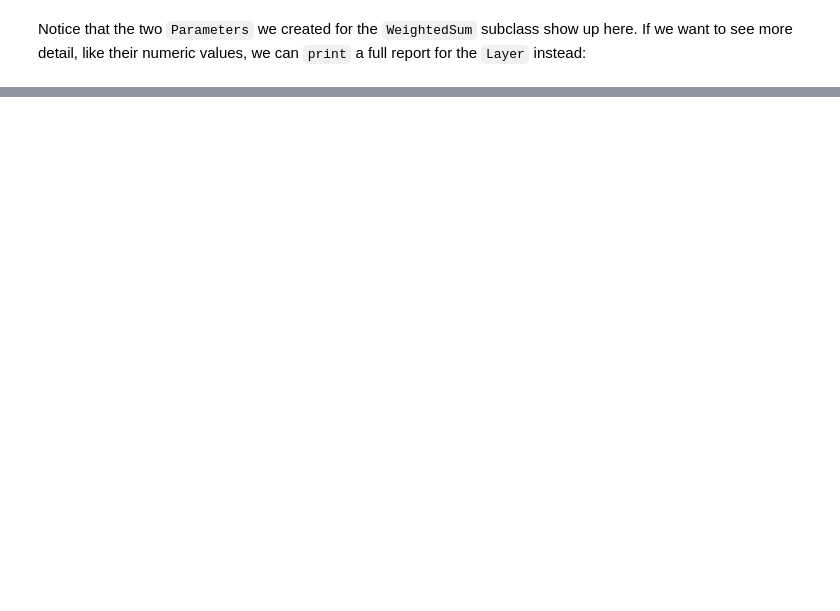
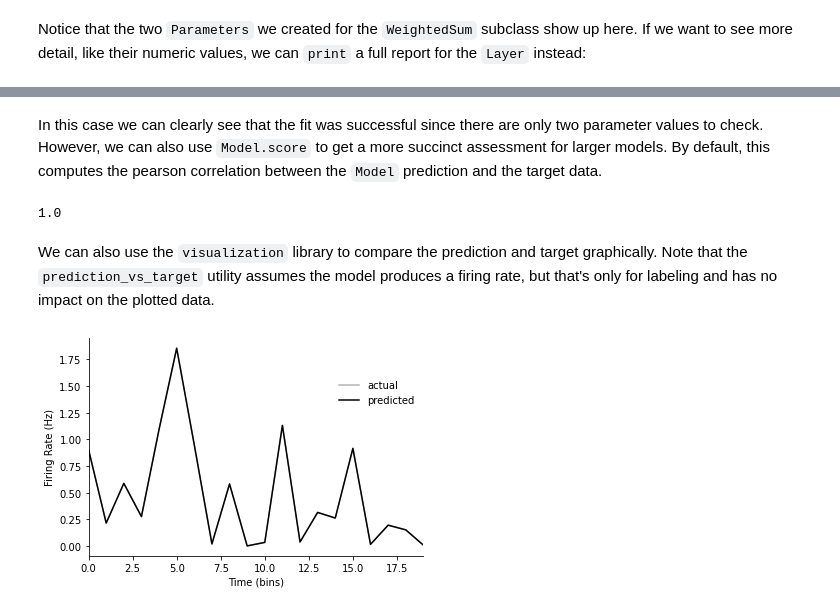
Before and after one commit to LBHB/NEMS, a Jupyter notebook: docs/source/tutorials/intro.ipynb, the cells around one changed output, grey strips where cells are left out. Drawn from its saved outputs; the diff is of its cells as text; code cells hidden in the pictures; blank space fills up the shorter version.

```diff
--- a/docs/source/tutorials/intro.ipynb
+++ b/docs/source/tutorials/intro.ipynb
@@ -33,13 +44,13 @@ from nems.layers.base import Layer, Phi, Parameter
 class Sum(Layer):
     def evaluate(self, *inputs):
         # All inputs are treated the same, no fittable parameters.
-        return np.sum(inputs)
+        return np.sum(inputs, axis=0)
 
 class WeightedSum(Layer):
 
     def initial_parameters(self):
-        a = Parameter('a', shape=(1,))
-        b = Parameter('b', shape=(1,))
+        a = Parameter('a')
+        b = Parameter('b')
         return Phi(a, b)
 
     def evaluate(self, input1, input2):
@@ -122,0 +177,16 @@ Index: 0
+# %%
+from nems import Model
+
+class Square(Layer):
+    def evaluate(self, input):
+        return input ** 2
+
+data = {'x': np.random.rand(20,1),
+        'y': np.random.rand(20,1)}
+
+model = Model()
+model.add_layers(
+    WeightedSum(input=['x', 'y']),
+    Square()
+)
+model
@@ -122,0 +234,5 @@ Index: 0
+# %%
+model = model.sample_from_priors()
+print(model.get_parameter_values())
+out = model.predict(data)
+out.T
@@ -122,0 +248,4 @@ Index: 0
+# %%
+target = (2*data['x'] - 1.5*data['y'])**2
+fitted_model = model.fit(data, target)
+print(f"\nFitted parameter values:\n{fitted_model.get_parameter_values()}")
@@ -122,0 +267,20 @@ Index: 0
+# %% [markdown]
+In this case we can clearly see that the fit was successful since there are
+only two parameter values to check. However, we can also use `Model.score` to
+get a more succinct assessment for larger models. By default, this computes the
+pearson correlation between the `Model` prediction and the target data.
+# %%
+fitted_model.score(data, target)
+# %% [output]
+1.0
+# %% [markdown]
+We can also use the `visualization` library to compare the prediction and target
+graphically. Note that the `prediction_vs_target` utility assumes the model
+produces a firing rate, but that's only for labeling and has no impact on
+the plotted data.
+# %%
+from nems.visualization.fitter import prediction_vs_target
+
+ax = prediction_vs_target(data, target, fitted_model)
+# %% [output]
+[figure, added]
```
Also changed, not shown: parts of 18 cells of this notebook, 3 other files.
